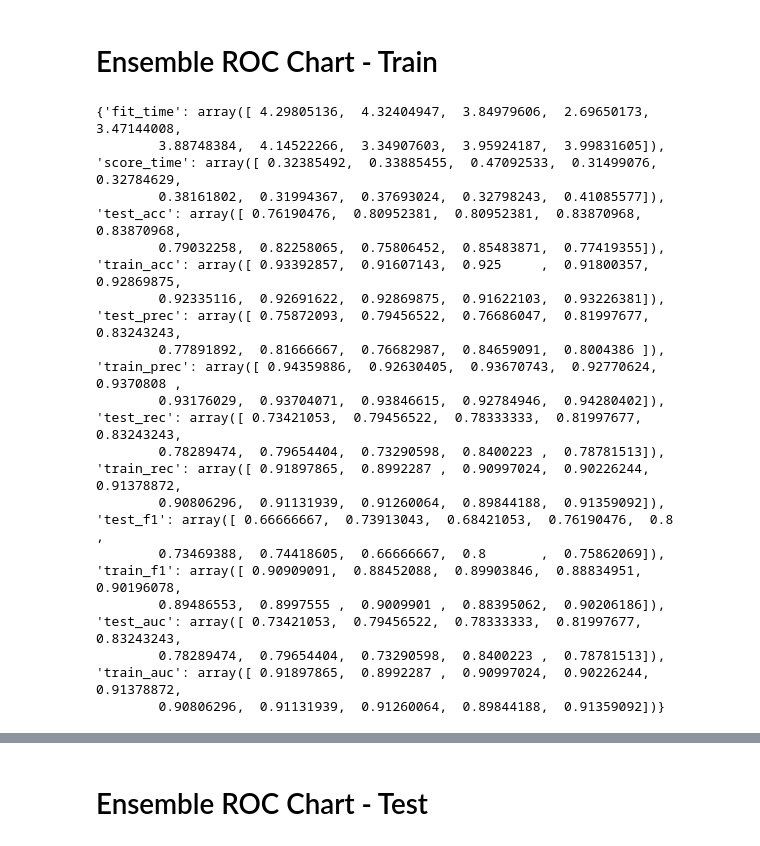
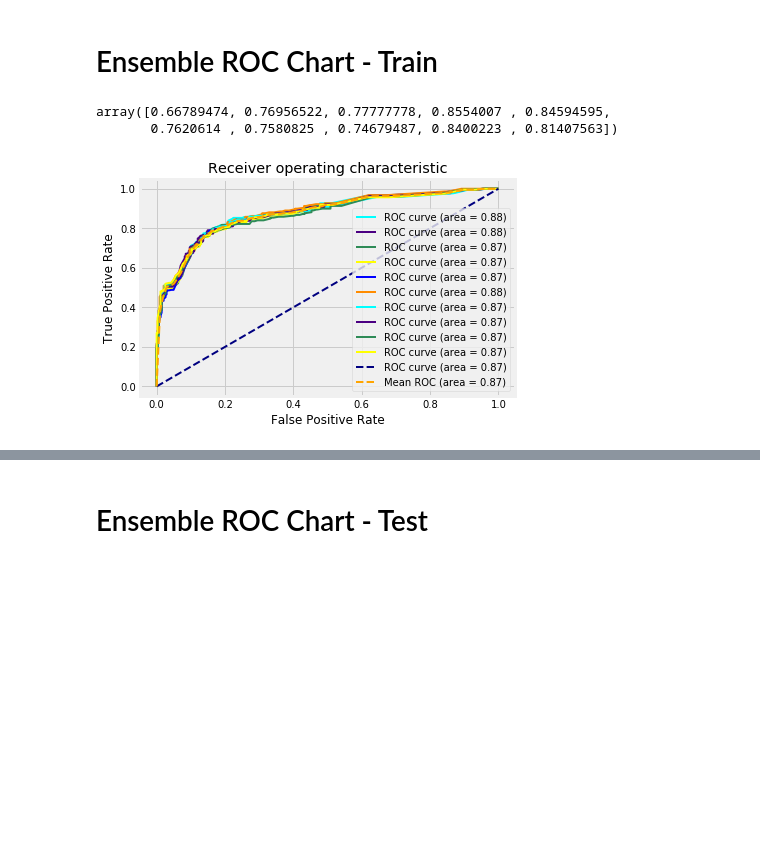
Before and after one commit to Pthangavel/Machine-Learning, a Jupyter notebook: Titanic_Model_Validation_AIMRM.ipynb, the cells around one changed output, grey strips where cells are left out. Saved outputs shown, nothing was run; the diff lists cells and outputs as text; code cells hidden in the pictures; blank space fills up the shorter version.

```diff
--- a/Titanic_Model_Validation_AIMRM.ipynb
+++ b/Titanic_Model_Validation_AIMRM.ipynb
@@ -570,33 +576,52 @@ plt.show()
 [figure]
 # %% [markdown]
 # Ensemble ROC Chart - Train
-# %%
-'''
-10 fold Cross Validation and Record the socring metrics
-'''
-kfold = KFold(n_splits=10, random_state=22) # k=10, split the data into 10 equal parts
-model = ensemble_lin_rbf
-score = cross_validate(model,X_train,y_train, cv = kfold,scoring = scoring)
-print(score)
-for k in list(score.keys()):
-    if k in res.keys():
-        res[k].append(score[k])
-    else:
-        res[k] = [score[k]]
-# %% [output]
-{'fit_time': array([ 4.29805136,  4.32404947,  3.84979606,  2.69650173,  3.47144008,
-        3.88748384,  4.14522266,  3.34907603,  3.95924187,  3.99831605]), 'score_time': array([ 0.32385492,  0.33885455,  0.47092533,  0.31499076,  0.32784629,
-        0.38161802,  0.31994367,  0.37693024,  0.32798243,  0.41085577]), 'test_acc': array([ 0.76190476,  0.80952381,  0.80952381,  0.83870968,  0.83870968,
-        0.79032258,  0.82258065,  0.75806452,  0.85483871,  0.77419355]), 'train_acc': array([ 0.93392857,  0.91607143,  0.925     ,  0.91800357,  0.92869875,
-        0.92335116,  0.92691622,  0.92869875,  0.91622103,  0.93226381]), 'test_prec': array([ 0.75872093,  0.79456522,  0.76686047,  0.81997677,  0.83243243,
-        0.77891892,  0.81666667,  0.76682987,  0.84659091,  0.8004386 ]), 'train_prec': array([ 0.94359886,  0.92630405,  0.93670743,  0.92770624,  0.9370808 ,
-        0.93176029,  0.93704071,  0.93846615,  0.92784946,  0.94280402]), 'test_rec': array([ 0.73421053,  0.79456522,  0.78333333,  0.81997677,  0.83243243,
-        0.78289474,  0.79654404,  0.73290598,  0.8400223 ,  0.78781513]), 'train_rec': array([ 0.91897865,  0.8992287 ,  0.90997024,  0.90226244,  0.91378872,
-        0.90806296,  0.91131939,  0.91260064,  0.89844188,  0.91359092]), 'test_f1': array([ 0.66666667,  0.73913043,  0.68421053,  0.76190476,  0.8       ,
-        0.73469388,  0.74418605,  0.66666667,  0.8       ,  0.75862069]), 'train_f1': array([ 0.90909091,  0.88452088,  0.89903846,  0.88834951,  0.90196078,
-        0.89486553,  0.8997555 ,  0.9009901 ,  0.88395062,  0.90206186]), 'test_auc': array([ 0.73421053,  0.79456522,  0.78333333,  0.81997677,  0.83243243,
-        0.78289474,  0.79654404,  0.73290598,  0.8400223 ,  0.78781513]), 'train_auc': array([ 0.91897865,  0.8992287 ,  0.90997024,  0.90226244,  0.91378872,
-        0.90806296,  0.91131939,  0.91260064,  0.89844188,  0.91359092])}
+# %%
+y_score = scores['test_auc']
+y_score
+# %% [output]
+array([0.66789474, 0.76956522, 0.77777778, 0.8554007 , 0.84594595,
+       0.7620614 , 0.7580825 , 0.74679487, 0.8400223 , 0.81407563])
+# %%
+'''
+10 fold Cross Validation and Record the socring metrics
+'''
+from itertools import cycle
+from scipy import interp
+from sklearn.metrics import roc_curve, auc
+
+mean_tpr = 0.0
+mean_fpr = np.linspace(0, 1, 100)
+
+colors = cycle(['cyan', 'indigo', 'seagreen', 'yellow', 'blue', 'darkorange'])
+cv = KFold(n_splits=10, random_state=22) # k=10, split the data into 10 equal parts
+i = 0
+lw = 2
+for (train_index, test_index), color in zip(cv.split(X_train, y_train), colors):
+    Xtrain, Xtest = X_train.values[train_index], X_train.values[test_index]
+    ytrain, ytest = y_train.values[train_index], y_train.values[test_index]
+    prediction_en_prob = gd.predict_proba(Xtrain)
+    fpr, tpr, thresholds = roc_curve(ytrain, prediction_en_prob[:,1])
+    mean_tpr += interp(mean_fpr, fpr, tpr)
+    mean_tpr[0] = 0.0
+    roc_auc = auc(fpr, tpr)
+    plt.plot(fpr, tpr, lw=lw, color=color, label='ROC curve (area = %0.2f)' % roc_auc)
+    i+= 1
+
+plt.plot([0, 1], [0, 1], lw=lw, color='navy', linestyle='--', label='ROC curve (area = %0.2f)' % roc_auc)
+mean_tpr /= cv.get_n_splits(X_train, y_train)
+mean_tpr[-1] = 1.0
+mean_auc = auc(mean_fpr, mean_tpr)
+plt.plot(mean_fpr, mean_tpr, lw=lw, color='orange', linestyle='--', label='Mean ROC (area = %0.2f)' % mean_auc)
+plt.xlim([-0.05, 1.05])
+plt.ylim([-0.05, 1.05])
+plt.xlabel('False Positive Rate')
+plt.ylabel('True Positive Rate')
+plt.title('Receiver operating characteristic')
+plt.legend(loc="lower right")
+plt.show()
+# %% [output]
+[figure, added]
 # %%
 # for training data
 prediction_en = ensemble.predict(X_train)
```
Also changed, not shown: parts of 46 cells of this notebook.
